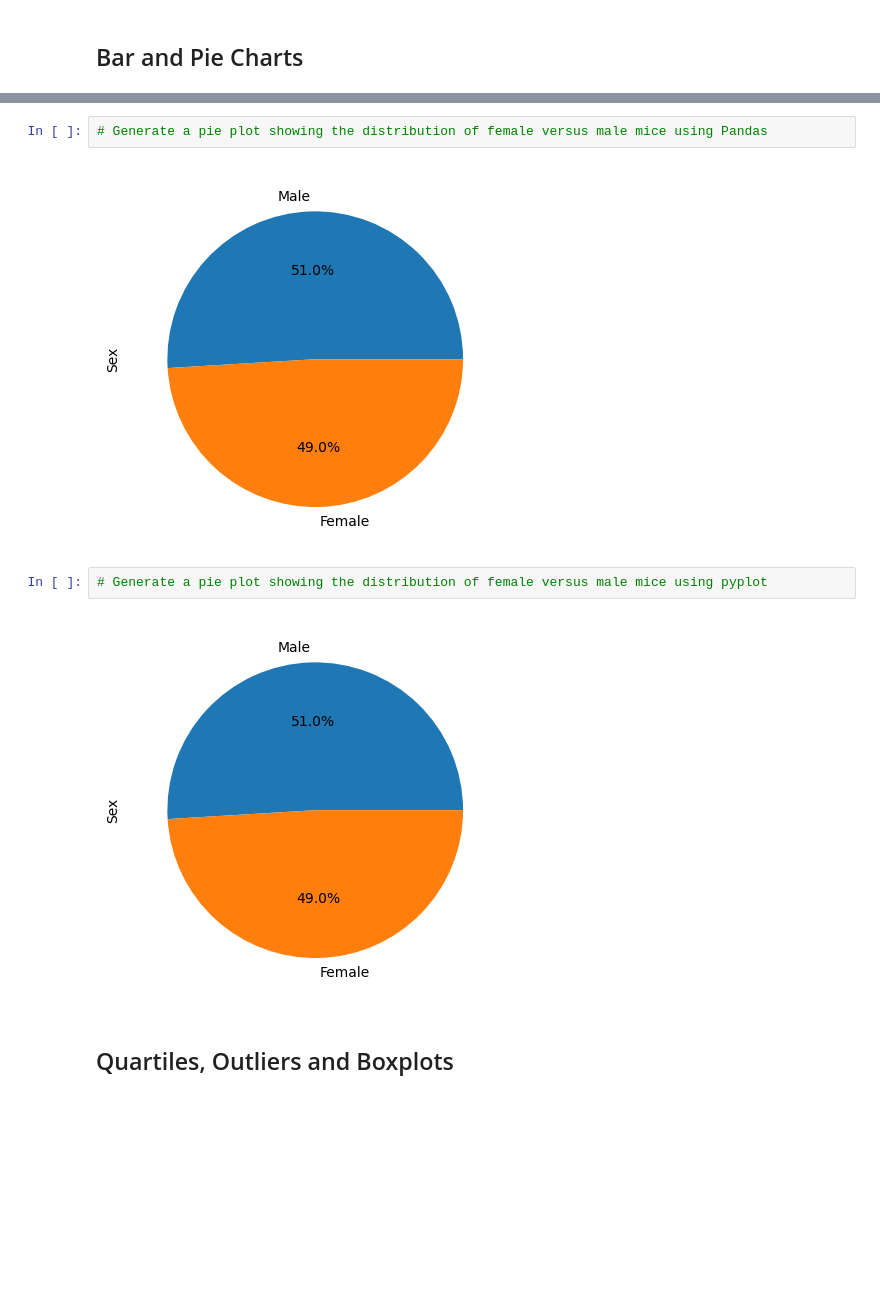
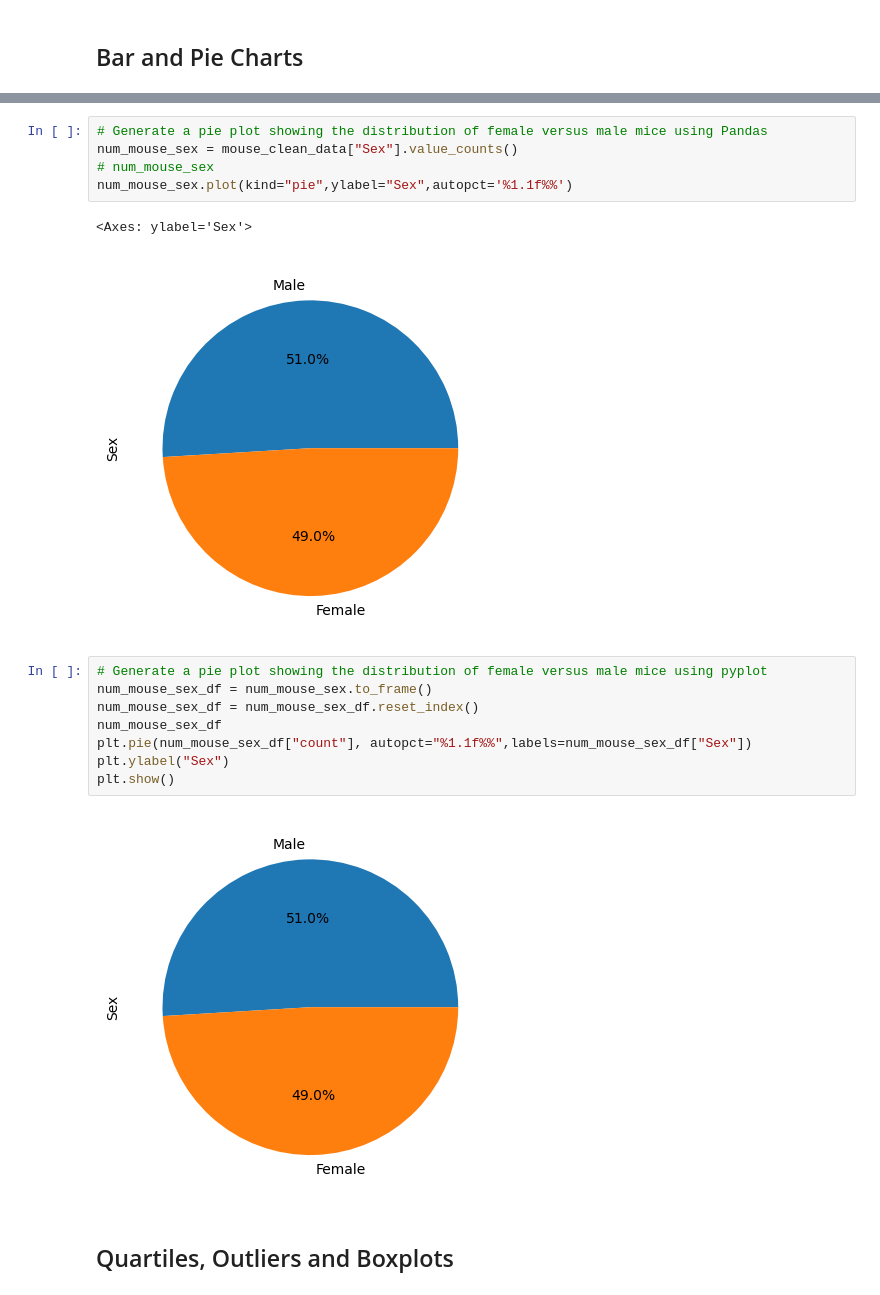
Before and after one commit to raniljoshua/Module-5-Challenge_Pymaceuticals, a Jupyter notebook: Pymaceuticals/pymaceuticals.ipynb, the cells around one changed output, grey strips where cells are left out. Cells and saved outputs as stored; diff of their text form; blank space fills up the shorter version.

Commit message:
Completed Bar and Pie Charts

```diff
--- a/Pymaceuticals/pymaceuticals.ipynb
+++ b/Pymaceuticals/pymaceuticals.ipynb
@@ -166,11 +179,21 @@ drug_stats_df
 # %%
 # Generate a pie plot showing the distribution of female versus male mice using Pandas
+num_mouse_sex = mouse_clean_data["Sex"].value_counts()
+# num_mouse_sex
+num_mouse_sex.plot(kind="pie",ylabel="Sex",autopct='%1.1f%%')
 # %% [output]
+<Axes: ylabel='Sex'>
-[figure, old version]
+[figure, new version]
 # %%
 # Generate a pie plot showing the distribution of female versus male mice using pyplot
+num_mouse_sex_df = num_mouse_sex.to_frame()
+num_mouse_sex_df = num_mouse_sex_df.reset_index()
+num_mouse_sex_df
+plt.pie(num_mouse_sex_df["count"], autopct="%1.1f%%",labels=num_mouse_sex_df["Sex"])
+plt.ylabel("Sex")
+plt.show()
 # %% [output]
-[figure, old version]
+[figure, new version]
 # %% [markdown]
 ## Quartiles, Outliers and Boxplots
 # %%
```
Also changed, not shown: parts of 7 cells of this notebook.
